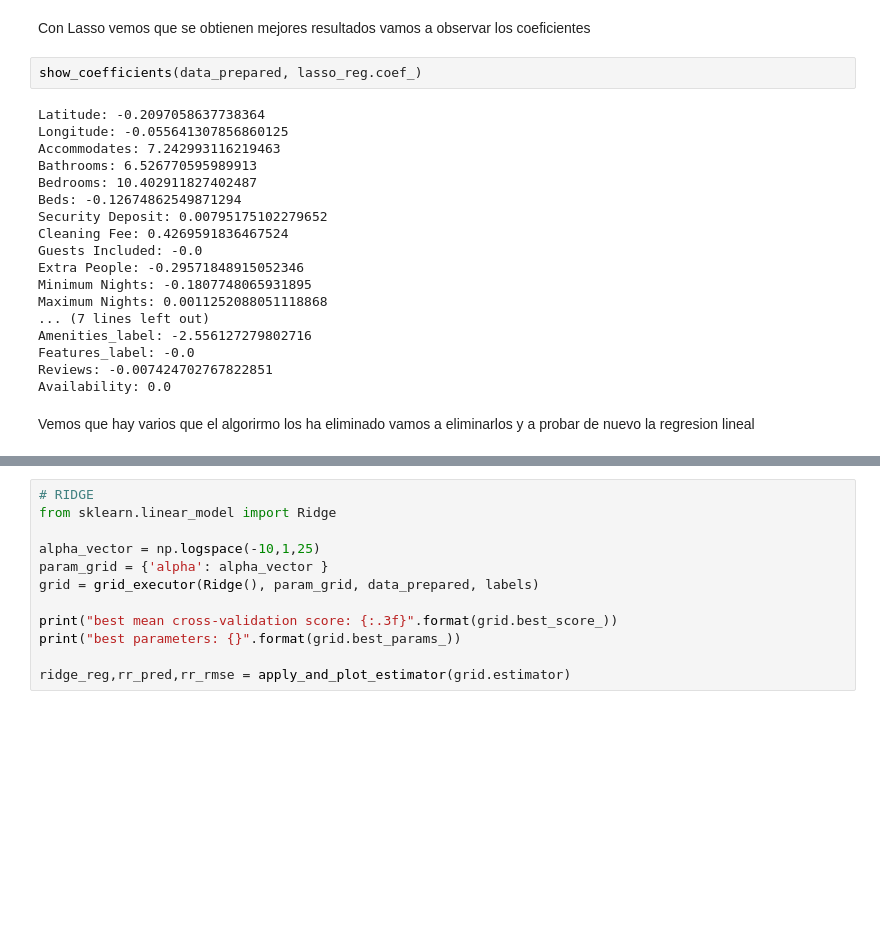
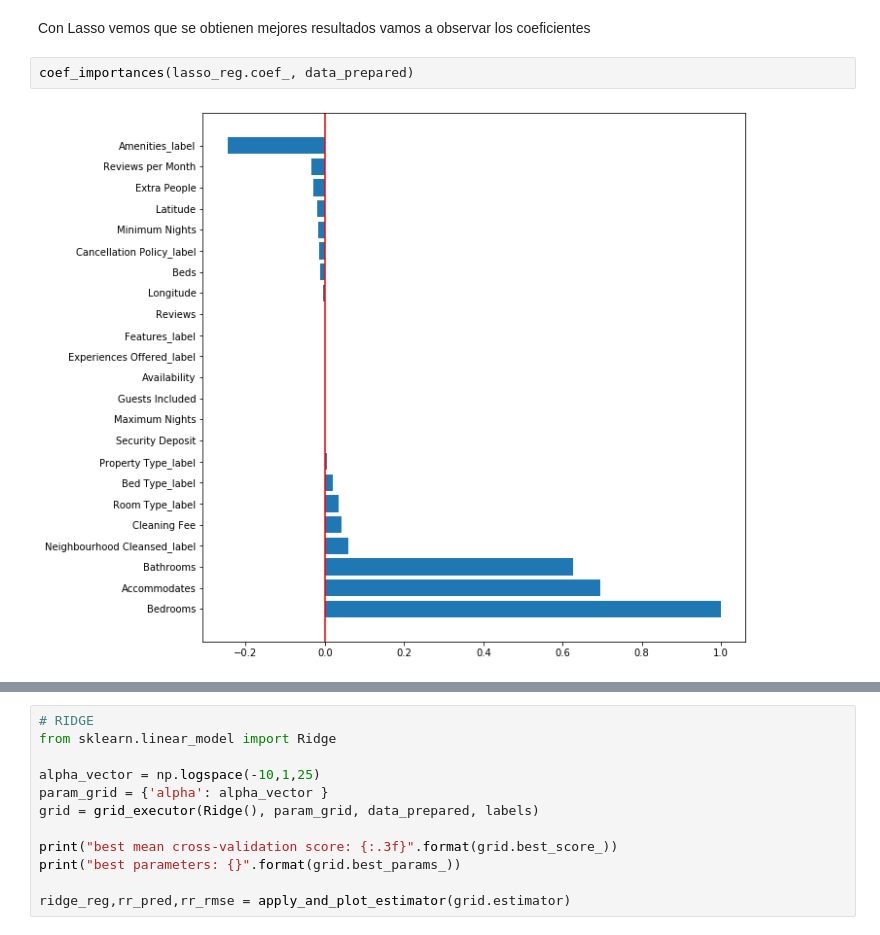
Before and after one commit to amm297/keepcoding-bdml, a Jupyter notebook: machine-learning/Practica-Alberto_Martinez_Martinez.ipynb, the cells around one changed output, grey strips where cells are left out. Saved outputs shown, nothing was run; the diff lists cells and outputs as text; blank space fills up the shorter version.

```diff
--- a/machine-learning/Practica-Alberto_Martinez_Martinez.ipynb
+++ b/machine-learning/Practica-Alberto_Martinez_Martinez.ipynb
@@ -583,24 +586,6 @@ Error medio: train -> 3075.362229236207 test -> 55.45594854689808
 # %% [markdown]
 Con Lasso vemos que se obtienen mejores resultados vamos a observar los coeficientes
 # %%
-show_coefficients(data_prepared, lasso_reg.coef_)
+coef_importances(lasso_reg.coef_, data_prepared)
 # %% [output]
-Latitude: -0.2097058637738364
-Longitude: -0.055641307856860125
-Accommodates: 7.242993116219463
-Bathrooms: 6.526770595989913
-Bedrooms: 10.402911827402487
-Beds: -0.12674862549871294
-Security Deposit: 0.00795175102279652
-Cleaning Fee: 0.4269591836467524
-Guests Included: -0.0
-Extra People: -0.29571848915052346
-Minimum Nights: -0.1807748065931895
-Maximum Nights: 0.0011252088051118868
-... (7 lines left out)
-Amenities_label: -2.556127279802716
-Features_label: -0.0
-Reviews: -0.007424702767822851
-Availability: 0.0
+[figure, added]
-# %% [markdown]
-Vemos que hay varios que el algorirmo los ha eliminado vamos a eliminarlos y a probar de nuevo la regresion lineal
```
Also changed, not shown: parts of 32 cells of this notebook.
